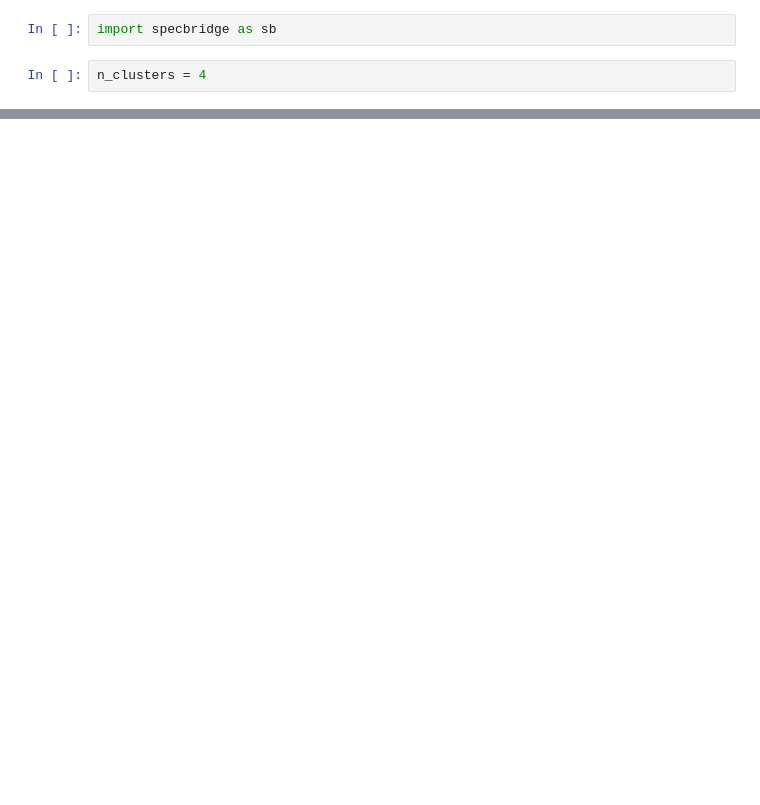
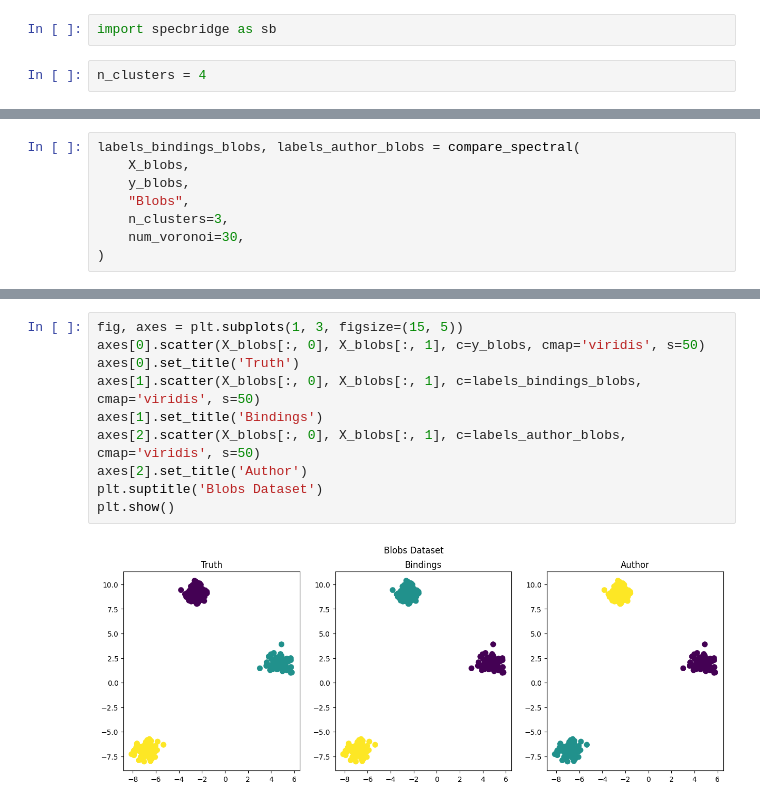
Before and after one commit to enthusiastic2003/spectral-bridges-parallel, a Jupyter notebook: sb_impl_tester.ipynb, the cells around one changed output, grey strips where cells are left out. Saved outputs shown, nothing was run; the diff lists cells and outputs as text; blank space fills up the shorter version.

```diff
--- a/sb_impl_tester.ipynb
+++ b/sb_impl_tester.ipynb
@@ -378,0 +115,8 @@ Circles: ARI(specbridge vs sbcluster)=1.0000
+# %%
+labels_bindings_blobs, labels_author_blobs = compare_spectral(
+    X_blobs,
+    y_blobs,
+    "Blobs",
+    n_clusters=3,
+    num_voronoi=30,
+)
@@ -378,0 +181,12 @@ Circles: ARI(specbridge vs sbcluster)=1.0000
+# %%
+fig, axes = plt.subplots(1, 3, figsize=(15, 5))
+axes[0].scatter(X_blobs[:, 0], X_blobs[:, 1], c=y_blobs, cmap='viridis', s=50)
+axes[0].set_title('Truth')
+axes[1].scatter(X_blobs[:, 0], X_blobs[:, 1], c=labels_bindings_blobs, cmap='viridis', s=50)
+axes[1].set_title('Bindings')
+axes[2].scatter(X_blobs[:, 0], X_blobs[:, 1], c=labels_author_blobs, cmap='viridis', s=50)
+axes[2].set_title('Author')
+plt.suptitle('Blobs Dataset')
+plt.show()
+# %% [output]
+[figure, added]
```
Also changed, not shown: parts of 30 cells of this notebook, 33 other files.
